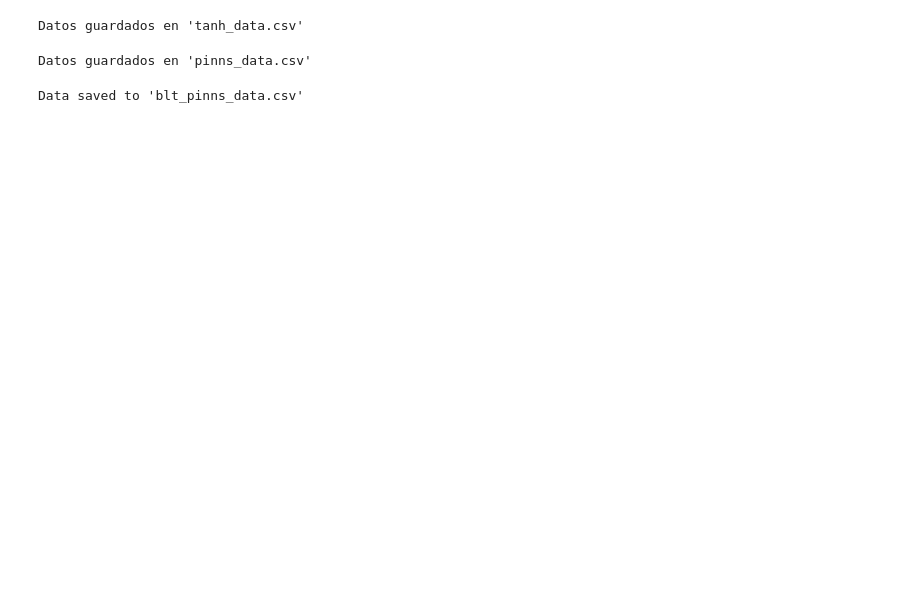
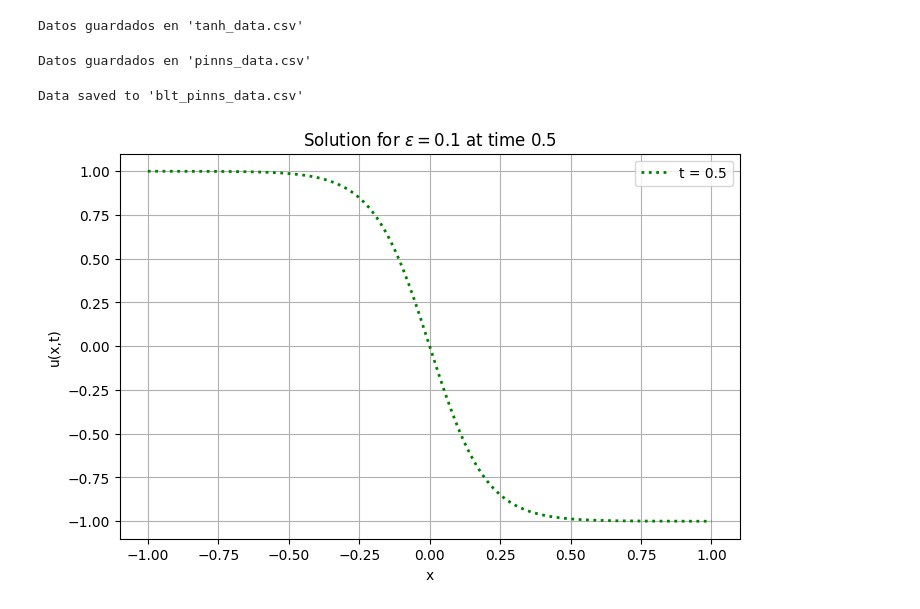
Before and after one commit to Ruben474/HybridBLTPINNs, a Jupyter notebook: solucionburgersredesneuronales.ipynb, the cells around one changed output. Saved outputs shown, nothing was run; the diff lists cells and outputs as text; code cells hidden in the pictures; blank space fills up the shorter version.

```diff
--- a/solucionburgersredesneuronales.ipynb
+++ b/solucionburgersredesneuronales.ipynb
@@ -3214,3 +2799,71 @@ data_combined.to_csv('blt_pinns_data.csv', index=False)
 print("Data saved to 'blt_pinns_data.csv'")
 # %% [output]
 Data saved to 'blt_pinns_data.csv'
+# %%
+# Actualizamos el código para generar 200 puntos de datos y graficar
+
+import numpy as np
+import pandas as pd
+import matplotlib.pyplot as plt
+
+# Parameters
+epsilon = 0.1  # Viscosity parameter
+L = 2          # Length of the domain [-1, 1]
+N = 200        # Number of points in space
+dt = 0.0001     # Time step
+T = 3          # Maximum time
+x = np.linspace(-1, 1, N)  # Space grid
+
+# Initial condition u(x,0) = -tanh(x/0.1)
+u = -np.tanh(x / (2*0.1))
+
+# Initialize the solution array
+solutions = [u.copy()]
+
+# Function to compute the numerical solution using finite differences
+def solve_burgers(u, dt, epsilon, T):
+    dx = x[1] - x[0]
+    Nt = int(T / dt)
+
+    for n in range(Nt):
+        u_new = u.copy()
+        for i in range(1, N-1):
+            du_x = (u[i+1] - u[i-1]) / (2 * dx)
+            du_xx = (u[i+1] - 2 * u[i] + u[i-1]) / dx**2
+            u_new[i] = u[i] + dt * (-u[i] * du_x + epsilon * du_xx)
+
+        # Apply boundary conditions
+        u_new[0] = np.tanh(1 / (2*0.1))
+        u_new[-1] = -np.tanh(1 / (2*0.1))
+        u = u_new
+
+        # Store solutions at t = 0, 0.25, and 0.5
+        if n * dt in [0, 0.25, 0.5]:
+            solutions.append(u.copy())
+
+    return u
+
+# Solve the Burgers' equation
+solve_burgers(u, dt, epsilon, T)
+
+# Crear un DataFrame con los valores de x y las soluciones en t = 0.5
+data_finite_differences = pd.DataFrame({
+    'x': x,           # Columna para los valores de x
+    'u(x,t)': solutions[2]  # Columna para los valores de u(x,t)
+})
+
+# Guardar los datos en un archivo CSV con 200 puntos
+file_path_finite_differences = 'finite_differences_data.csv'
+data_finite_differences.to_csv(file_path_finite_differences, index=False)
+
+# Visualizar todos los resultados en t = 0.5 con los 200 datos de la malla espacial
+plt.figure(figsize=(8, 5))
+plt.plot(x, solutions[2], 'g:', label='t = 0.5', linewidth=2)
+plt.xlabel('x')
+plt.ylabel('u(x,t)')
+plt.title('Solution for $\epsilon = 0.1$ at time 0.5')
+plt.legend()
+plt.grid(True)
+plt.show()
+# %% [output]
+[figure, added]
```
Also changed, not shown: parts of 59 cells of this notebook.
